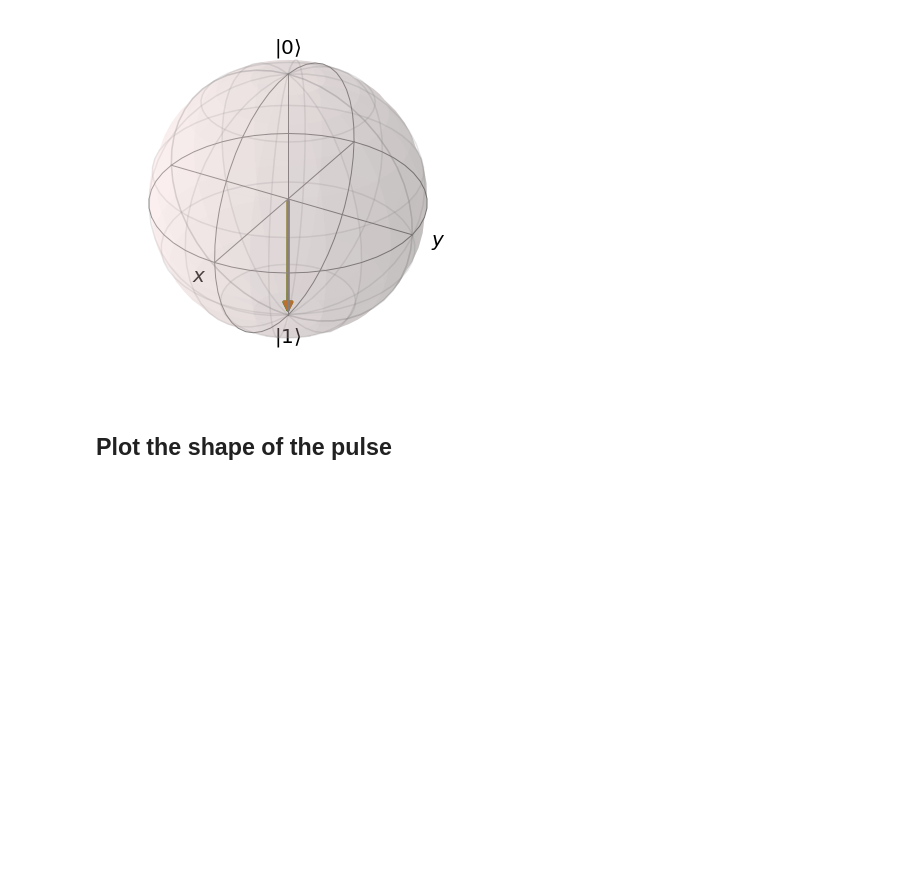
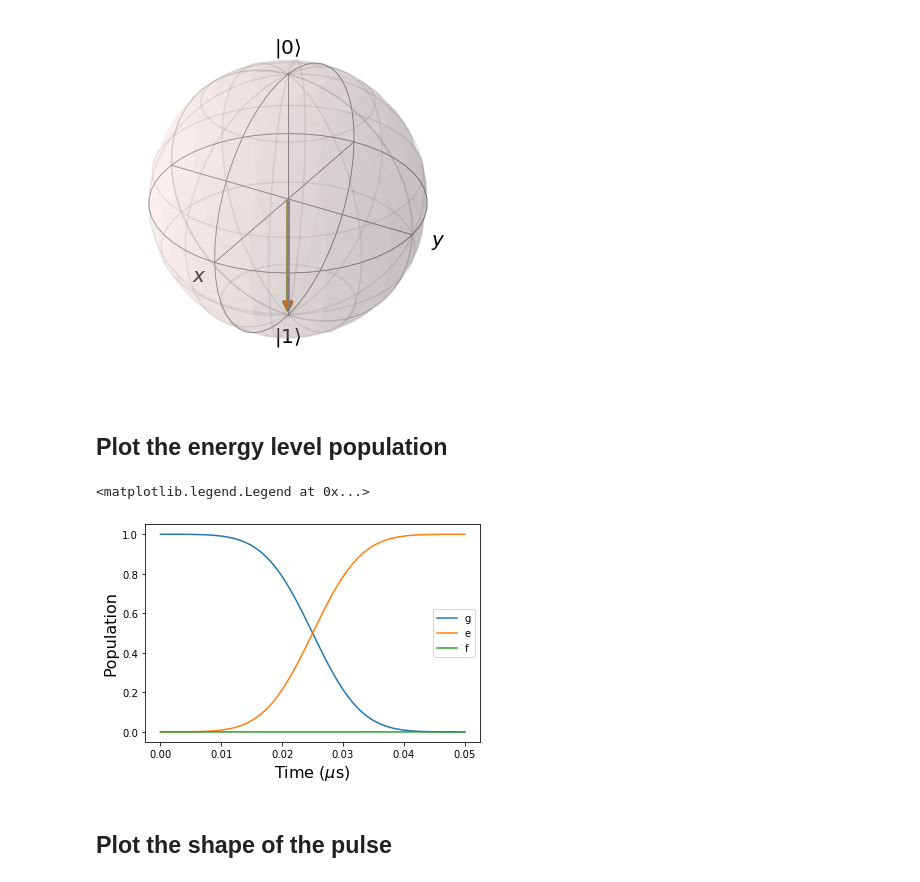
Before and after one commit to ingstra/ETH, a Jupyter notebook: Single Qubit Gate.ipynb, the cells around one changed output. Drawn from its saved outputs; the diff is of its cells as text; code cells hidden in the pictures; blank space fills up the shorter version.

```diff
--- a/Single Qubit Gate.ipynb
+++ b/Single Qubit Gate.ipynb
@@ -25,6 +25,9 @@ a = destroy(N)
 
 # Qubit frequency (0->1) in MHz
 omega = 2*np.pi*5.708390 * 1000
+
+# Drive frequency in MHz
+omega_drive = omega
 
 # Self-Kerr coefficient (anharmonicity) in MHz
 alpha = -2*np.pi*261.081457
@@ -65,8 +68,8 @@ def H_drive_coeff(t, drive_freq, y, args):
 
 # total Hamiltonian
 H = [H_qubit,
-     [H_drive_x,lambda t,args: H_drive_coeff(t, rotating_frame-omega, False, args)],
-     [H_drive_y,lambda t,args: H_drive_coeff(t, rotating_frame-omega, True, args)]
+     [H_drive_x,lambda t,args: H_drive_coeff(t, rotating_frame-omega_drive, False, args)],
+     [H_drive_y,lambda t,args: H_drive_coeff(t, rotating_frame-omega_drive, True, args)]
     ]
 # %% [markdown]
 ## Find the amplitude that corresponds to a $\pi$-pulse
@@ -91,18 +91,20 @@ print(B)
 ## State Simulation
 # %%
 # initial state vacuum
-vac = basis(N,0)
+psi = basis(N,0)
 
 # Schrödinger equation simulation
 args = {'amp': B, 'qscale': 0.018}
-result = mesolve(H, vac, tlist, [], [], args=args)
-
-final_state = result.states[-1] # final state
+result = mesolve(H, psi, tlist, [], [], args=args)
+rho = result.states
+final_state = rho[-1] # final state
 
 # unitary matrix to into transmon frame
 rotate_U = Qobj([[1,0,0],
                  [0,np.exp(1j*(omega-rotating_frame)*t_total),0],
                  [0,0,np.exp(1j*(omega+alpha-rotating_frame)*t_total)]])
+
+# rotate_U = (1j*a.dag()*a*(omega-rotating_frame)).expm()
 
 # rotated transmon state
 final_state = rotate_U*final_state
@@ -129,6 +131,24 @@ b.add_states(target_state)
 b.show()
 # %% [output]
 [figure]
+# %% [markdown]
+## Plot the energy level population
+# %%
+exp_g = expect(fock_dm(N,0),rho)
+exp_e = expect(fock_dm(N,1),rho)
+exp_f = expect(fock_dm(N,2),rho)
+
+plt.plot(tlist, exp_g, label='g')
+plt.plot(tlist, exp_e, label='e')
+plt.plot(tlist, exp_f, label='f')
+
+plt.xlabel('Time ($\mu$s)',fontsize=16)
+plt.ylabel('Population',fontsize=16)
+
+plt.legend()
+# %% [output]
+<matplotlib.legend.Legend at 0x...>
+[figure, added]
 # %% [markdown]
 ## Plot the shape of the pulse
 # %%
```
Also changed, not shown: parts of 3 cells of this notebook.
